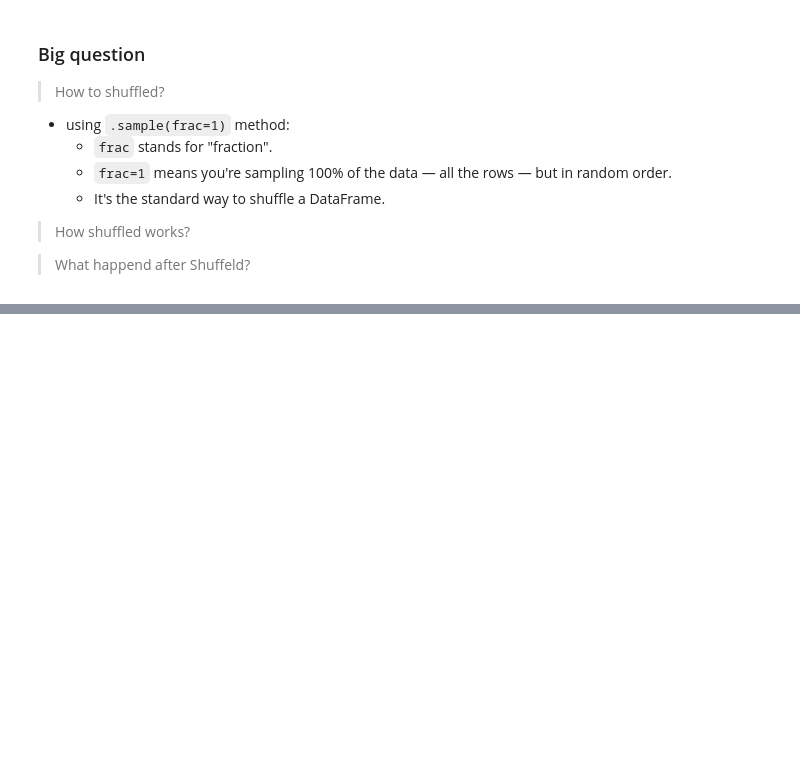
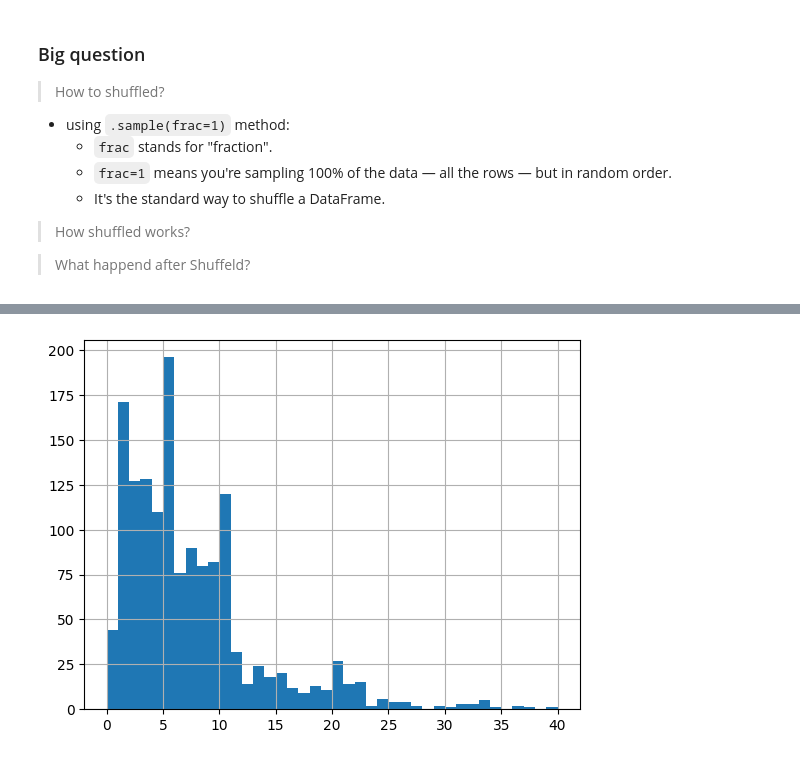
Before and after one commit to Marc86316/Data-Anaylsis-Portfolio, a Jupyter notebook: Courses/Sampling_in_Python/Sampling_Methods.ipynb, the cells around one changed output, grey strips where cells are left out. Cells and saved outputs as stored; diff of their text form; code cells hidden in the pictures; blank space fills up the shorter version.

```diff
--- a/Courses/Sampling_in_Python/Sampling_Methods.ipynb
+++ b/Courses/Sampling_in_Python/Sampling_Methods.ipynb
@@ -17,10 +17,11 @@ Key four random sampling methods in Python: simple, systematic, stratified, and
 import pandas as pd
 import numpy as np
 import matplotlib.pyplot as plt
+import random
 
-attrition_url = "https://raw.githubusercontent.com/Marc86316/DataCamp/refs/heads/main/Sampling_in_Python/attrition.csv"
-coffee_ratings_full_url = "https://raw.githubusercontent.com/Marc86316/DataCamp/refs/heads/main/Sampling_in_Python/coffee_ratings_full.csv"
-spotify_2000_2020_url = "https://raw.githubusercontent.com/Marc86316/DataCamp/refs/heads/main/Sampling_in_Python/spotify_2000_2020.csv"
+attrition_url = "https://raw.githubusercontent.com/Marc86316/DataCamp/refs/heads/main/Courses/Sampling_in_Python/dataset/attrition.csv"
+coffee_ratings_full_url = "https://raw.githubusercontent.com/Marc86316/DataCamp/refs/heads/main/Courses/Sampling_in_Python/dataset/coffee_ratings_full.csv"
+spotify_2000_2020_url = "https://raw.githubusercontent.com/Marc86316/DataCamp/refs/heads/main/Courses/Sampling_in_Python/dataset/spotify_2000_2020.csv"
 
 attrition_pop = pd.read_csv(attrition_url)
 coffee_ratings_full = pd.read_csv(coffee_ratings_full_url)
@@ -249,0 +487,6 @@ Keep up the great work — your sampling skills are solid! 💪
+# %%
+# Plot YearsAtCompany from attrition_pop as a histogram
+attrition_pop['YearsAtCompany'].hist(bins=np.arange(0, 41, 1))
+plt.show()
+# %% [output]
+[figure, added]
```
Also changed, not shown: parts of 71 cells of this notebook.
